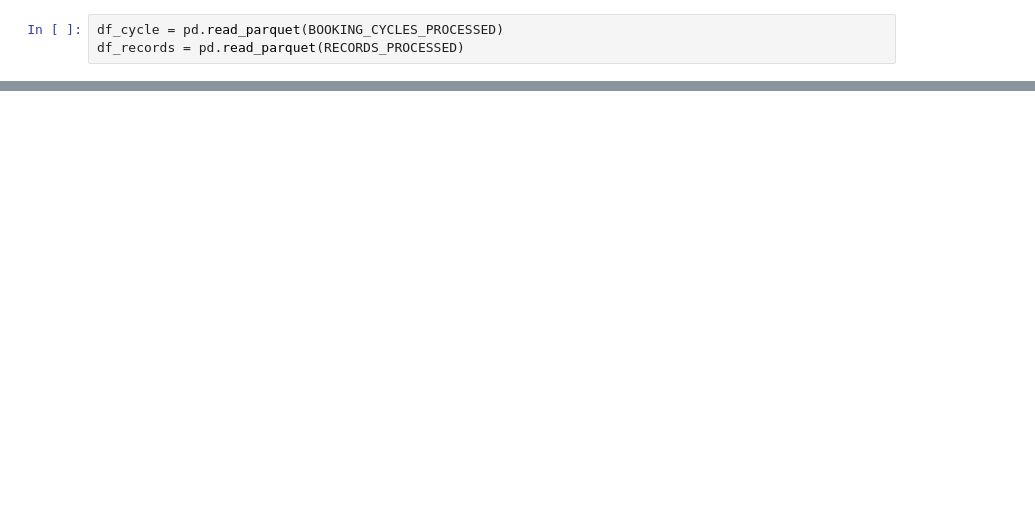
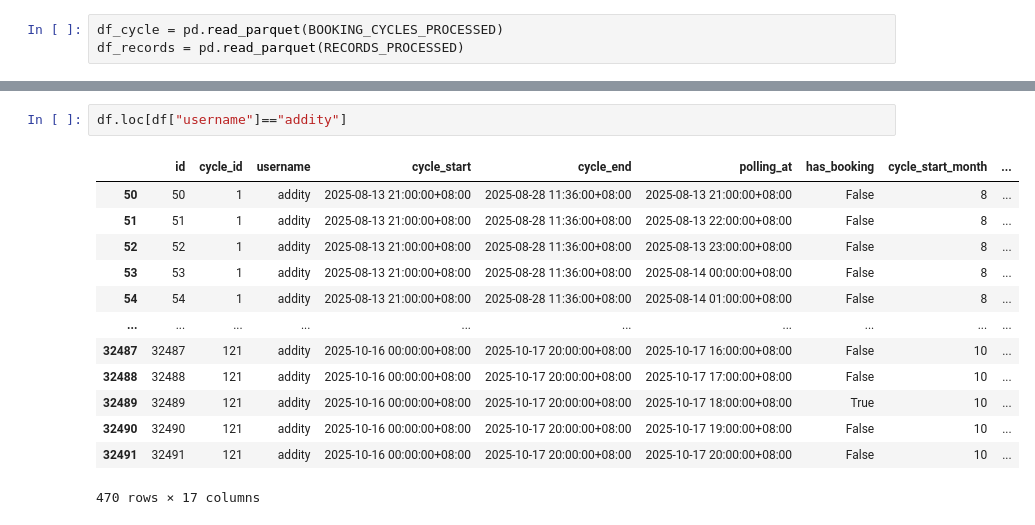
Before and after one commit to jun000111/cdc_ml, a Jupyter notebook: notebooks/1.06-poll-cleaning.ipynb, the cells around one changed output, grey strips where cells are left out. Saved outputs shown, nothing was run; the diff lists cells and outputs as text; blank space fills up the shorter version.

```diff
--- a/notebooks/1.06-poll-cleaning.ipynb
+++ b/notebooks/1.06-poll-cleaning.ipynb
@@ -157,0 +152,16 @@ Name: username, Length: 5975, dtype: int64
+# %%
+df.loc[df["username"]=="addity"]
+# %% [output]
+|  | id | cycle_id | username | cycle_start | cycle_end | polling_at | has_booking | cycle_start_month | ... |
+| 50 | 50 | 1 | addity | 2025-08-13 21:00:00+08:00 | 2025-08-28 11:36:00+08:00 | 2025-08-13 21:00:00+08:00 | False | 8 | ... |
+| 51 | 51 | 1 | addity | 2025-08-13 21:00:00+08:00 | 2025-08-28 11:36:00+08:00 | 2025-08-13 22:00:00+08:00 | False | 8 | ... |
+| 52 | 52 | 1 | addity | 2025-08-13 21:00:00+08:00 | 2025-08-28 11:36:00+08:00 | 2025-08-13 23:00:00+08:00 | False | 8 | ... |
+| 53 | 53 | 1 | addity | 2025-08-13 21:00:00+08:00 | 2025-08-28 11:36:00+08:00 | 2025-08-14 00:00:00+08:00 | False | 8 | ... |
+| 54 | 54 | 1 | addity | 2025-08-13 21:00:00+08:00 | 2025-08-28 11:36:00+08:00 | 2025-08-14 01:00:00+08:00 | False | 8 | ... |
+| ... | ... | ... | ... | ... | ... | ... | ... | ... | ... |
+| 32487 | 32487 | 121 | addity | 2025-10-16 00:00:00+08:00 | 2025-10-17 20:00:00+08:00 | 2025-10-17 16:00:00+08:00 | False | 10 | ... |
+| 32488 | 32488 | 121 | addity | 2025-10-16 00:00:00+08:00 | 2025-10-17 20:00:00+08:00 | 2025-10-17 17:00:00+08:00 | False | 10 | ... |
+| 32489 | 32489 | 121 | addity | 2025-10-16 00:00:00+08:00 | 2025-10-17 20:00:00+08:00 | 2025-10-17 18:00:00+08:00 | True | 10 | ... |
+| 32490 | 32490 | 121 | addity | 2025-10-16 00:00:00+08:00 | 2025-10-17 20:00:00+08:00 | 2025-10-17 19:00:00+08:00 | False | 10 | ... |
+| 32491 | 32491 | 121 | addity | 2025-10-16 00:00:00+08:00 | 2025-10-17 20:00:00+08:00 | 2025-10-17 20:00:00+08:00 | False | 10 | ... |
+470 rows × 17 columns
```
Also changed, not shown: parts of 13 cells of this notebook, 14 other files.
